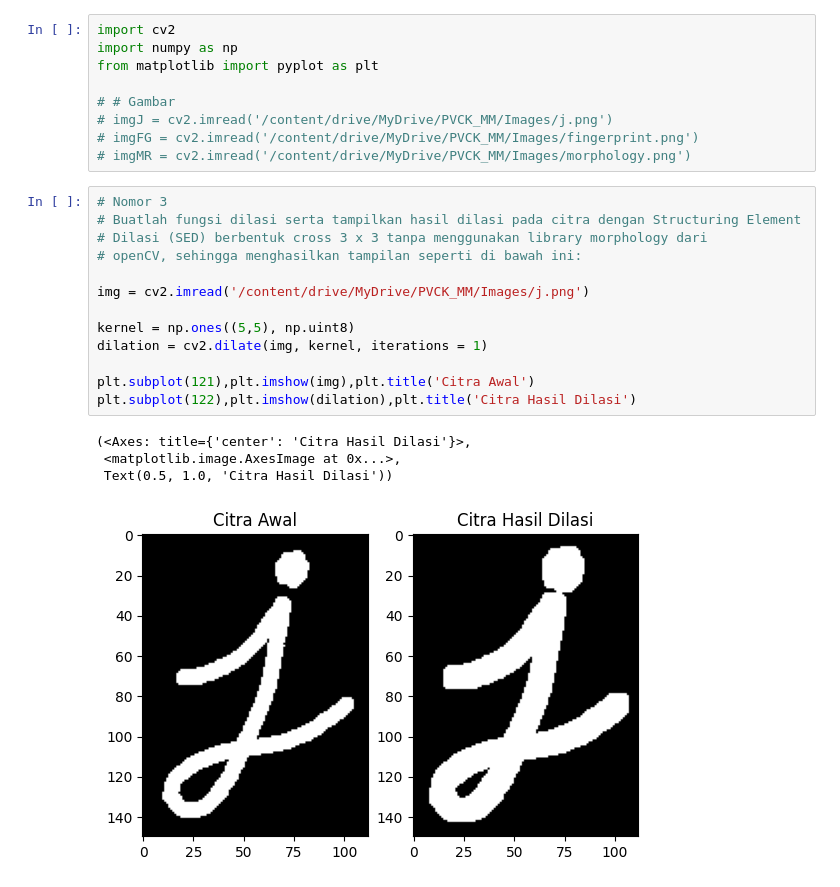
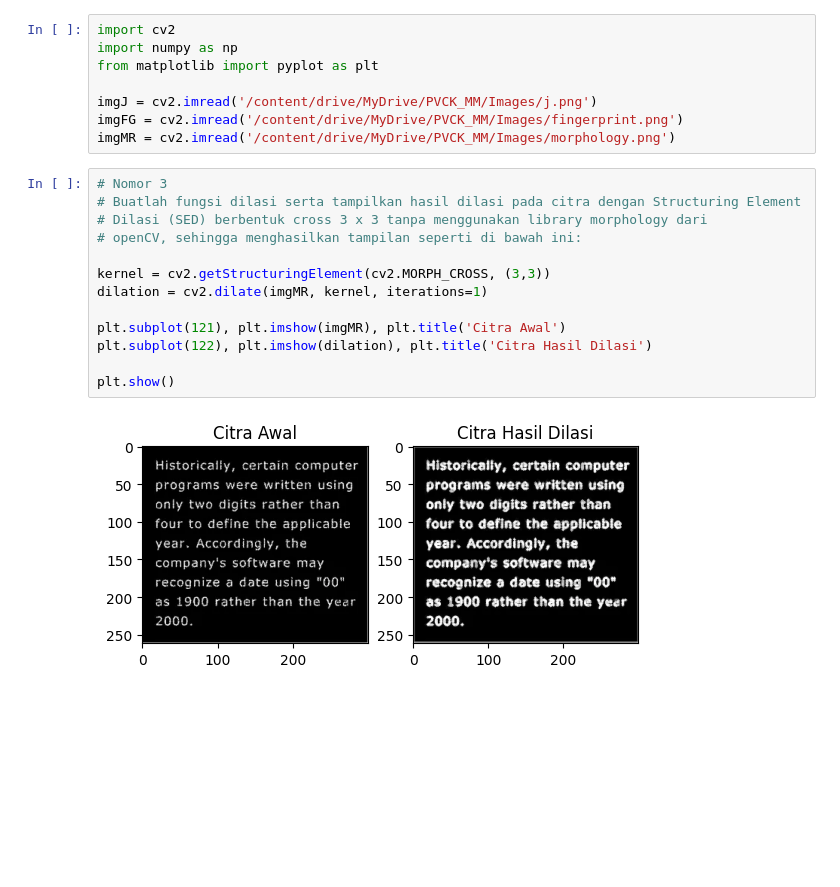
Before and after one commit to rijalammar1/PVCK_RijalAmmar, a Jupyter notebook: Jobsheet9.ipynb, the cells around one changed output. Saved outputs shown, nothing was run; the diff lists cells and outputs as text; blank space fills up the shorter version.

```diff
--- a/Jobsheet9.ipynb
+++ b/Jobsheet9.ipynb
@@ -11,28 +11,24 @@ import cv2
 import numpy as np
 from matplotlib import pyplot as plt
 
-# # Gambar
-# imgJ = cv2.imread('/content/drive/MyDrive/PVCK_MM/Images/j.png')
-# imgFG = cv2.imread('/content/drive/MyDrive/PVCK_MM/Images/fingerprint.png')
-# imgMR = cv2.imread('/content/drive/MyDrive/PVCK_MM/Images/morphology.png')
+imgJ = cv2.imread('/content/drive/MyDrive/PVCK_MM/Images/j.png')
+imgFG = cv2.imread('/content/drive/MyDrive/PVCK_MM/Images/fingerprint.png')
+imgMR = cv2.imread('/content/drive/MyDrive/PVCK_MM/Images/morphology.png')
 # %%
 # Nomor 3
 # Buatlah fungsi dilasi serta tampilkan hasil dilasi pada citra dengan Structuring Element
 # Dilasi (SED) berbentuk cross 3 x 3 tanpa menggunakan library morphology dari
 # openCV, sehingga menghasilkan tampilan seperti di bawah ini:
 
-img = cv2.imread('/content/drive/MyDrive/PVCK_MM/Images/j.png')
+kernel = cv2.getStructuringElement(cv2.MORPH_CROSS, (3,3))
+dilation = cv2.dilate(imgMR, kernel, iterations=1)
 
-kernel = np.ones((5,5), np.uint8)
-dilation = cv2.dilate(img, kernel, iterations = 1)
+plt.subplot(121), plt.imshow(imgMR), plt.title('Citra Awal')
+plt.subplot(122), plt.imshow(dilation), plt.title('Citra Hasil Dilasi')
 
-plt.subplot(121),plt.imshow(img),plt.title('Citra Awal')
-plt.subplot(122),plt.imshow(dilation),plt.title('Citra Hasil Dilasi')
+plt.show()
 # %% [output]
-(<Axes: title={'center': 'Citra Hasil Dilasi'}>,
- <matplotlib.image.AxesImage at 0x...>,
- Text(0.5, 1.0, 'Citra Hasil Dilasi'))
-[figure, old version]
+[figure, new version]
 # %%
 # Nomor 4
 # Buatlah program implementasi operasi dilasi Structuring Element Dilasi (SED)
```
Also changed, not shown: parts of 15 cells of this notebook.
